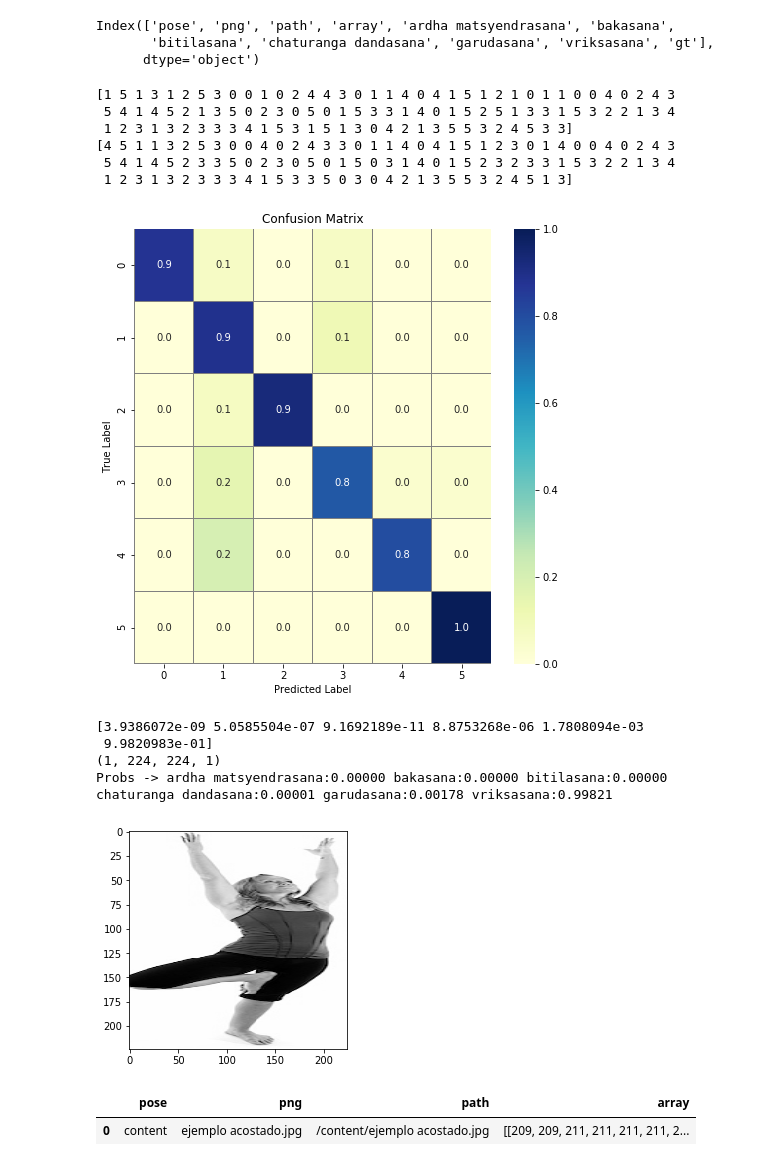
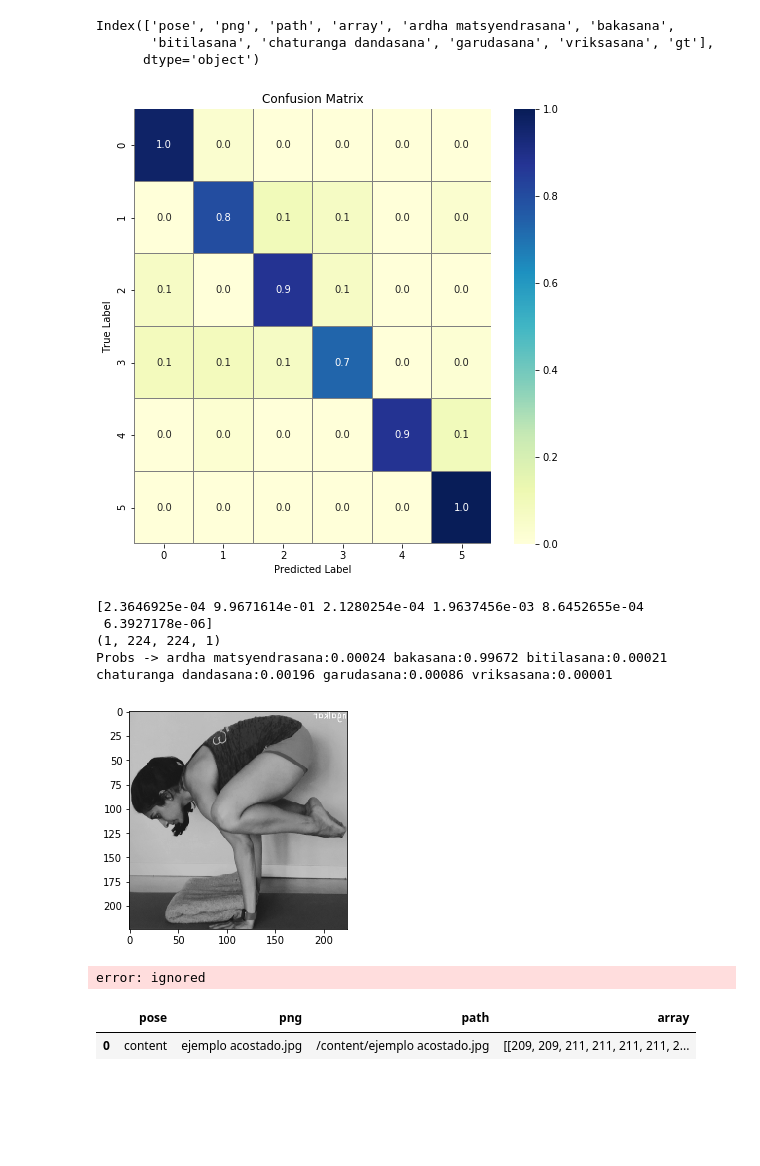
Before and after one commit to meryreddoor/Yoga_Pose_Detector, a Jupyter notebook: Modelos.ipynb, the cells around one changed output. Drawn from its saved outputs; the diff is of its cells as text; code cells hidden in the pictures; blank space fills up the shorter version.

```diff
--- a/Modelos.ipynb
+++ b/Modelos.ipynb
@@ -72,5 +72,5 @@ X.shape
 # %% [output]
 (1034, 224, 224)
 # %%
-X_train, X_test, y_train, y_test = train_test_split(X, y, test_size=0.1, random_state=42)
+X_train, X_test, y_train, y_test = train_test_split(X, y, test_size=0.2, random_state=42)
 # %%
@@ -90,15 +91,14 @@ X.shape
 # %% [output]
 (1034, 224, 224)
 # %%
-#DATA AUGMENTATION
+'''#DATA AUGMENTATION
 
-'''datagen = ImageDataGenerator(rescale=1./255,
+datagen = ImageDataGenerator(rescale=1./255,
                                    shear_range=0.2,
                                    zoom_range=0.2,
                                    horizontal_flip=True)
 
 train_generator = datagen.flow(X_train,y_train)
 
-validation_generator = datagen.flow(X_test,y_test)
-'''
+validation_generator = datagen.flow(X_test,y_test)'''
 # %% [output]
@@ -134,7 +134,7 @@ model.compile(loss='categorical_crossentropy', optimizer='adam',
 
 model.fit(X_train,y_train,
                batch_size = batch_size,
-               epochs = 25,
+               epochs = 30,
                verbose = 1,
                validation_data = (X_test,y_test))
 # %% [output]
@@ -158,11 +158,11 @@ Epoch 25/25
 <keras.callbacks.History at 0x...>
 # %%
-'''STEP_SIZE_VALID=validation_generator.n//validation_generator.batch_size
+''''STEP_SIZE_VALID=validation_generator.n//validation_generator.batch_size
 STEP_SIZE_TRAIN=train_generator.n//train_generator.batch_size
 
 model.fit_generator(train_generator,
                     steps_per_epoch=STEP_SIZE_TRAIN,
                     epochs=20,
                     validation_data=validation_generator,
-                    validation_steps=STEP_SIZE_VALID)'''
+                    validation_steps=STEP_SIZE_VALID)''''
 # %% [output]
@@ -188,9 +188,10 @@ Y_pred = model.predict(X_test)
 # Convert predictions classes to one hot vectors
 Y_pred_classes = np.argmax(Y_pred,axis = 1)
 # Convert validation observations to one hot vectors
-print(Y_pred_classes)
+'''print(Y_pred_classes)
+'''
 Y_true = np.argmax(y_test,axis = 1)
-print(Y_true)
+'''print(Y_true)'''
 # compute the confusion matrix
 cm = confusion_matrix(Y_true, Y_pred_classes)
 cm = cm.astype('float') / cm.sum(axis=1)[:, np.newaxis]
@@ -202,10 +203,4 @@ plt.ylabel("True Label")
 plt.title("Confusion Matrix")
 plt.show()
 # %% [output]
-[1 5 1 3 1 2 5 3 0 0 1 0 2 4 4 3 0 1 1 4 0 4 1 5 1 2 1 0 1 1 0 0 4 0 2 4 3
- 5 4 1 4 5 2 1 3 5 0 2 3 0 5 0 1 5 3 3 1 4 0 1 5 2 5 1 3 3 1 5 3 2 2 1 3 4
- 1 2 3 1 3 2 3 3 3 4 1 5 3 1 5 1 3 0 4 2 1 3 5 5 3 2 4 5 3 3]
-[4 5 1 1 3 2 5 3 0 0 4 0 2 4 3 3 0 1 1 4 0 4 1 5 1 2 3 0 1 4 0 0 4 0 2 4 3
- 5 4 1 4 5 2 3 3 5 0 2 3 0 5 0 1 5 0 3 1 4 0 1 5 2 3 2 3 3 1 5 3 2 2 1 3 4
- 1 2 3 1 3 2 3 3 3 4 1 5 3 3 5 0 3 0 4 2 1 3 5 5 3 2 4 5 1 3]
-[figure, old version]
+[figure, new version]
@@ -214,21 +207,50 @@ class_names = ('ardha matsyendrasana', 'bakasana','bitilasana', 'chaturanga dand
 # %%
 %matplotlib inline
 import matplotlib.pyplot as plt
 from PIL import Image
 
-img = X_test[60]
+img = X_test[2]
 pred = model.predict(np.expand_dims(img,axis=0))[0]
 print(pred)
+
 print(np.expand_dims(img,axis=0).shape)
 plt.imshow(Image.fromarray(img.squeeze()*255))
-'','', ' ', 'other'
 print("Probs -> ardha matsyendrasana:{0:.5f} bakasana:{1:.5f} bitilasana:{2:.5f} chaturanga dandasana:{3:.5f} garudasana:{4:.5f} vriksasana:{5:.5f}".format(pred[0],pred[1],pred[2],pred[3],pred[4],pred[5]))
 # %% [output]
-[3.9386072e-09 5.0585504e-07 9.1692189e-11 8.8753268e-06 1.7808094e-03
- 9.9820983e-01]
+[2.3646925e-04 9.9671614e-01 2.1280254e-04 1.9637456e-03 8.6452655e-04
+ 6.3927178e-06]
 (1, 224, 224, 1)
-Probs -> ardha matsyendrasana:0.00000 bakasana:0.00000 bitilasana:0.00000 chaturanga dandasana:0.00001 garudasana:0.00178 vriksasana:0.99821
+Probs -> ardha matsyendrasana:0.00024 bakasana:0.99672 bitilasana:0.00021 chaturanga dandasana:0.00196 garudasana:0.00086 vriksasana:0.00001
-[figure, old version]
+[figure, new version]
+# %%
+import cv2
+import numpy as np
+from google.colab.patches import cv2_imshow
+
+# load image
+img = cv2.imread('data.columns')
+rsz_img = cv2.resize(img, None, fx=5, fy=5) # resize since image is huge
+gray = cv2.cvtColor(rsz_img, cv2.COLOR_BGR2GRAY) # convert to grayscale
+
+# threshold to get just the signature
+retval, thresh_gray = cv2.threshold(gray, thresh=100, maxval=255, type=cv2.THRESH_BINARY)
+
+# find where the signature is and make a cropped region
+points = np.argwhere(thresh_gray==0) # find where the black pixels are
+points = np.fliplr(points) # store them in x,y coordinates instead of row,col indices
+x, y, w, h = cv2.boundingRect(points) # create a rectangle around those points
+x, y, w, h = x-10, y-10, w+20, h+20 # make the box a little bigger
+crop = gray[y:y+h, x:x+w] # create a cropped region of the gray image
+
+# get the thresholded crop
+retval, thresh_crop = cv2.threshold(crop, thresh=200, maxval=255, type=cv2.THRESH_BINARY)
+
+# display
+cv2_imshow(thresh_crop)
+cv2.imwrite('rdo.png',thresh_crop)
+cv2.waitKey(0)
+# %% [output]
+error: ignored
 # %%
 def makeImagDf(path):
     dictionary = {}
```
Also changed, not shown: parts of 10 cells of this notebook.
